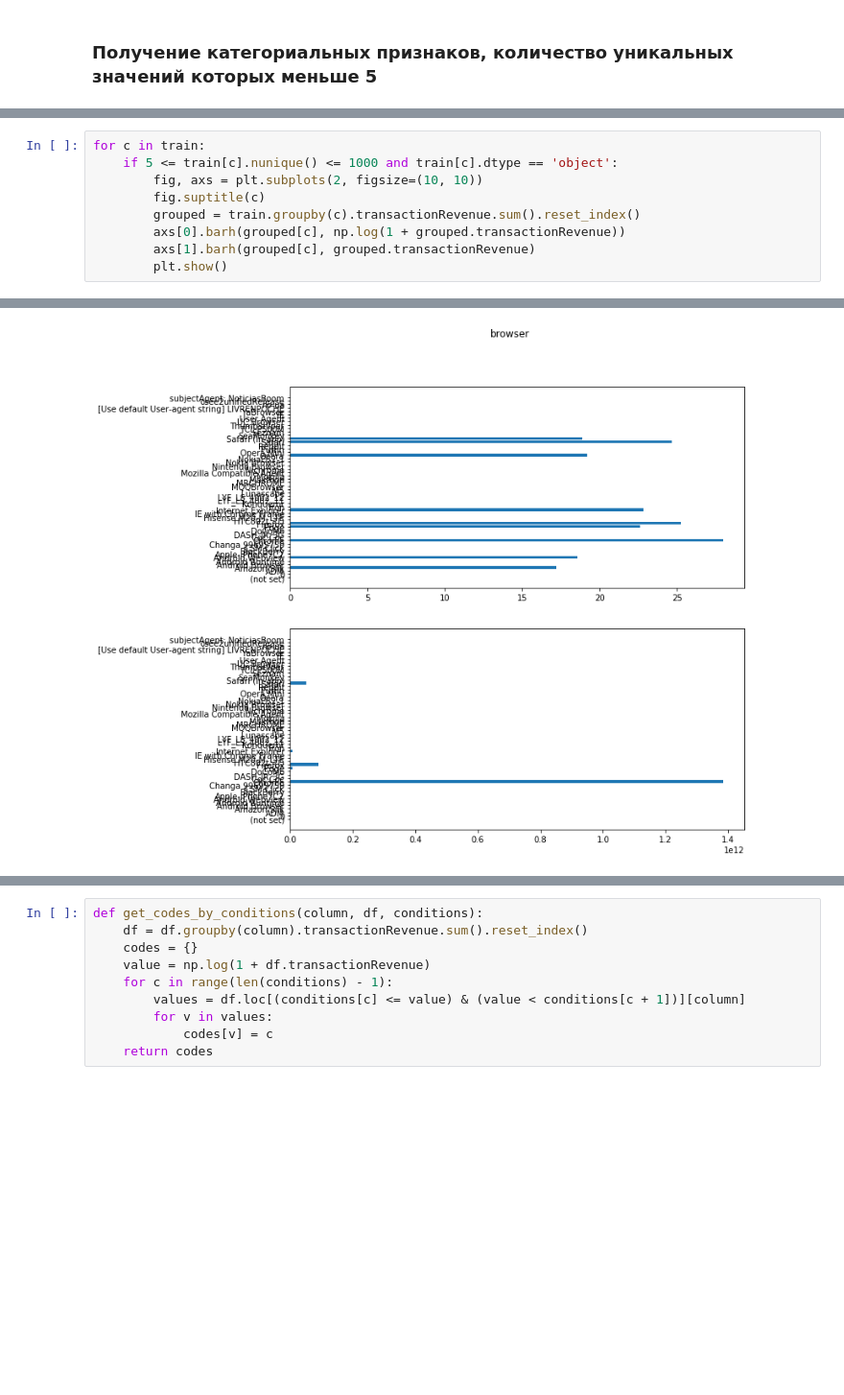
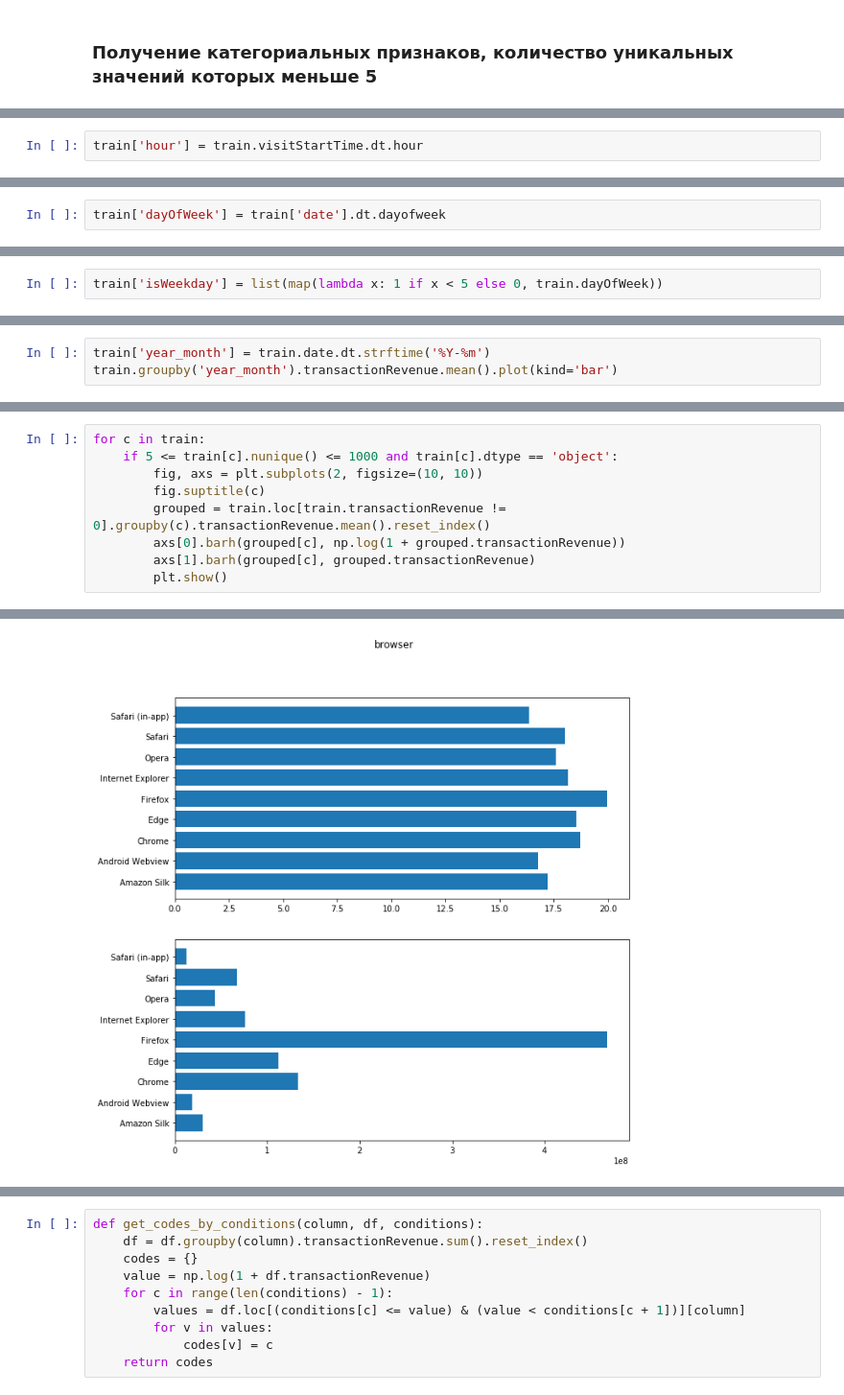
Before and after one commit to Knzaytsev/IntroductionToML, a Jupyter notebook: 3 lab/3 lab.ipynb, the cells around one changed output, grey strips where cells are left out. Shown at 96% size. Drawn from its saved outputs; the diff is of its cells as text; blank space fills up the shorter version.

```diff
--- a/3 lab/3 lab.ipynb
+++ b/3 lab/3 lab.ipynb
@@ -169,0 +234,2 @@ Name: keyword, Length: 2063, dtype: int64
+# %%
+train['hour'] = train.visitStartTime.dt.hour
@@ -169,0 +243,2 @@ Name: keyword, Length: 2063, dtype: int64
+# %%
+train['dayOfWeek'] = train['date'].dt.dayofweek
@@ -169,0 +252,2 @@ Name: keyword, Length: 2063, dtype: int64
+# %%
+train['isWeekday'] = list(map(lambda x: 1 if x < 5 else 0, train.dayOfWeek))
@@ -169,0 +256,3 @@ Name: keyword, Length: 2063, dtype: int64
+# %%
+train['year_month'] = train.date.dt.strftime('%Y-%m')
+train.groupby('year_month').transactionRevenue.mean().plot(kind='bar')
@@ -172,7 +264,7 @@ for c in train:
     if 5 <= train[c].nunique() <= 1000 and train[c].dtype == 'object':
         fig, axs = plt.subplots(2, figsize=(10, 10))
         fig.suptitle(c)
-        grouped = train.groupby(c).transactionRevenue.sum().reset_index()
+        grouped = train.loc[train.transactionRevenue != 0].groupby(c).transactionRevenue.mean().reset_index()
         axs[0].barh(grouped[c], np.log(1 + grouped.transactionRevenue))
         axs[1].barh(grouped[c], grouped.transactionRevenue)
         plt.show()
@@ -181 +273 @@ for c in train:
-[figure, old version]
+[figure, new version]
```
Also changed, not shown: parts of 63 cells of this notebook.
